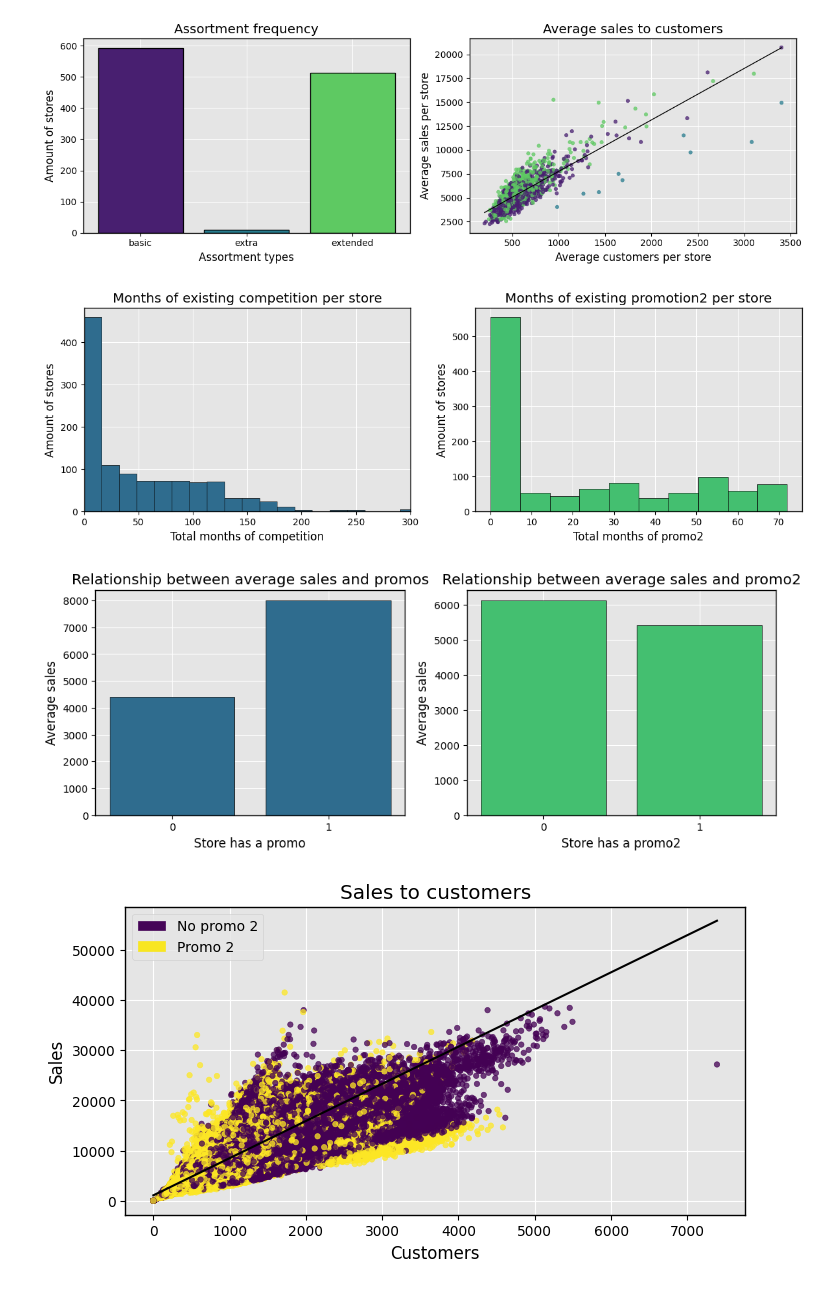
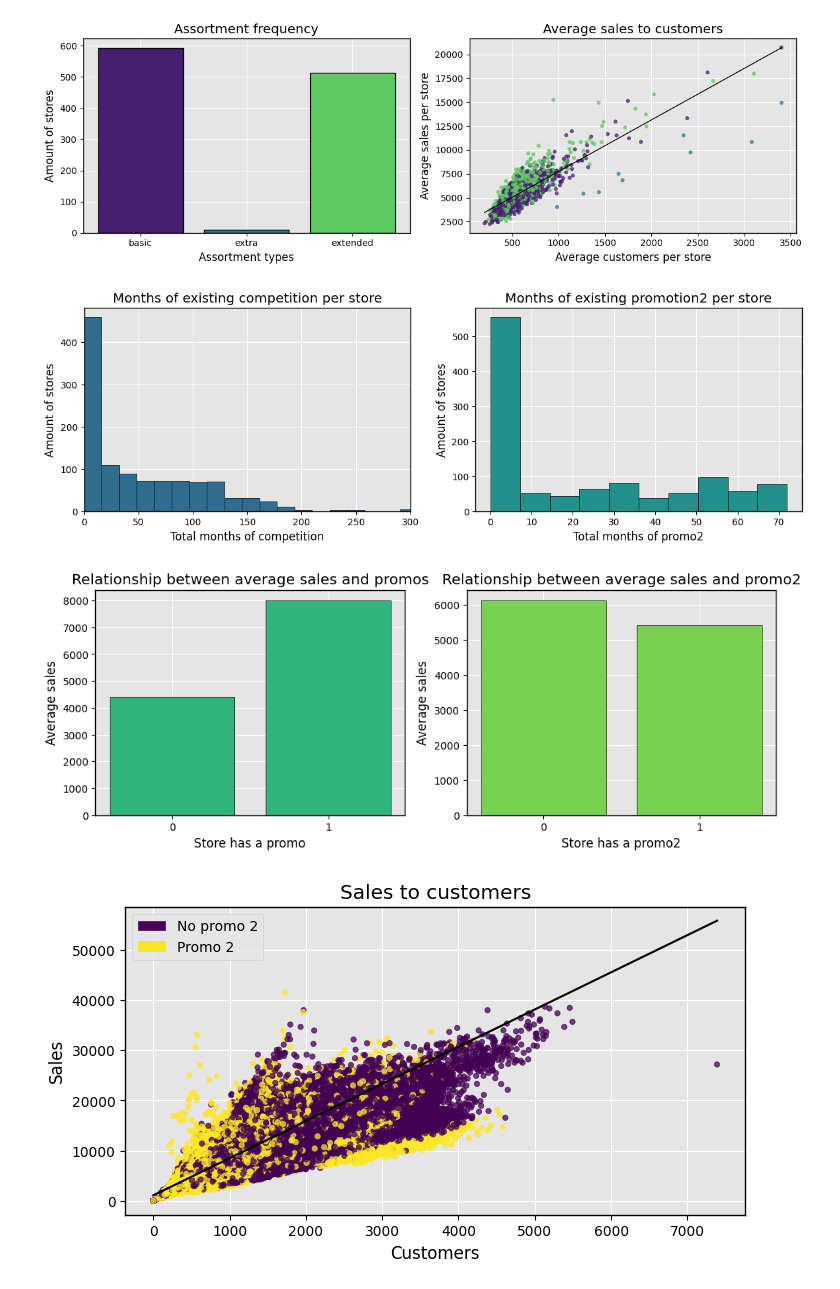
Before and after one commit to filipsajtlava/M9DM2-project, a Jupyter notebook: data_visualization.ipynb, the cells around one changed output. Cells and saved outputs as stored; diff of their text form; code cells hidden in the pictures.

```diff
--- a/data_visualization.ipynb
+++ b/data_visualization.ipynb
@@ -325,33 +363,33 @@ ax1.set_title("Months of existing competition per store")
 ax1.set_xlabel("Total months of competition")
 ax1.set_ylabel("Amount of stores")
 ax1.set_xbound(0, 300)
-ax2.hist(promo2_months, color=vir_col(0.7), edgecolor="black")
+ax2.hist(promo2_months, color=vir_col(0.5), edgecolor="black")
 ax2.set_title("Months of existing promotion2 per store")
 ax2.set_xlabel("Total months of promo2")
 ax2.set_ylabel("Amount of stores")
 
 plt.show()
 # %% [output]
-[figure, old version]
+[figure, new version]
 # %%
 sales_by_promo = dataset.groupby("Promo").Sales.mean()
 sales_by_promo2 = dataset.groupby("Promo2").Sales.mean()
 
 fig, (ax1, ax2) = plt.subplots(1, 2, figsize=(12, 4))
 
-ax1.bar(sales_by_promo.index.astype(str), sales_by_promo, color=vir_col(0.35), edgecolor="black")
+ax1.bar(sales_by_promo.index.astype(str), sales_by_promo, color=vir_col(0.65), edgecolor="black")
 ax1.set_title("Relationship between average sales and promos")
 ax1.set_xlabel("Store has a promo")
 ax1.set_ylabel("Average sales")
 
-ax2.bar(sales_by_promo2.index.astype(str), sales_by_promo2, color=vir_col(0.70), edgecolor="black")
+ax2.bar(sales_by_promo2.index.astype(str), sales_by_promo2, color=vir_col(0.8), edgecolor="black")
 ax2.set_title("Relationship between average sales and promo2")
 ax2.set_xlabel("Store has a promo2")
 ax2.set_ylabel("Average sales")
 
 plt.show()
 # %% [output]
-[figure, old version]
+[figure, new version]
 # %%
 import matplotlib.patches as mpatches
 
```
Also changed, not shown: parts of 2 cells of this notebook, 53 other files.
